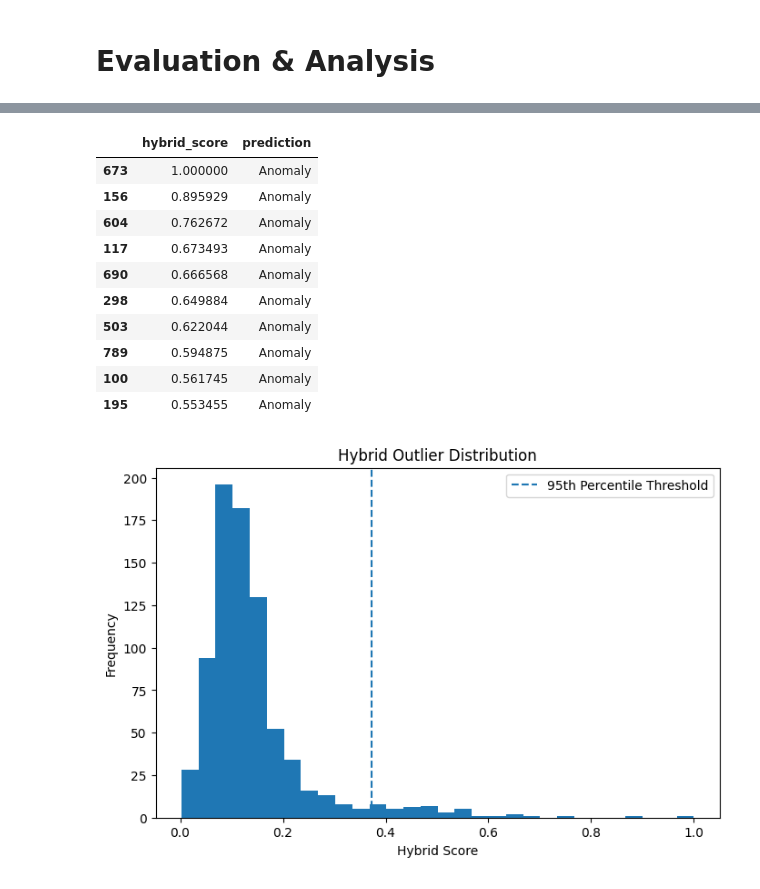
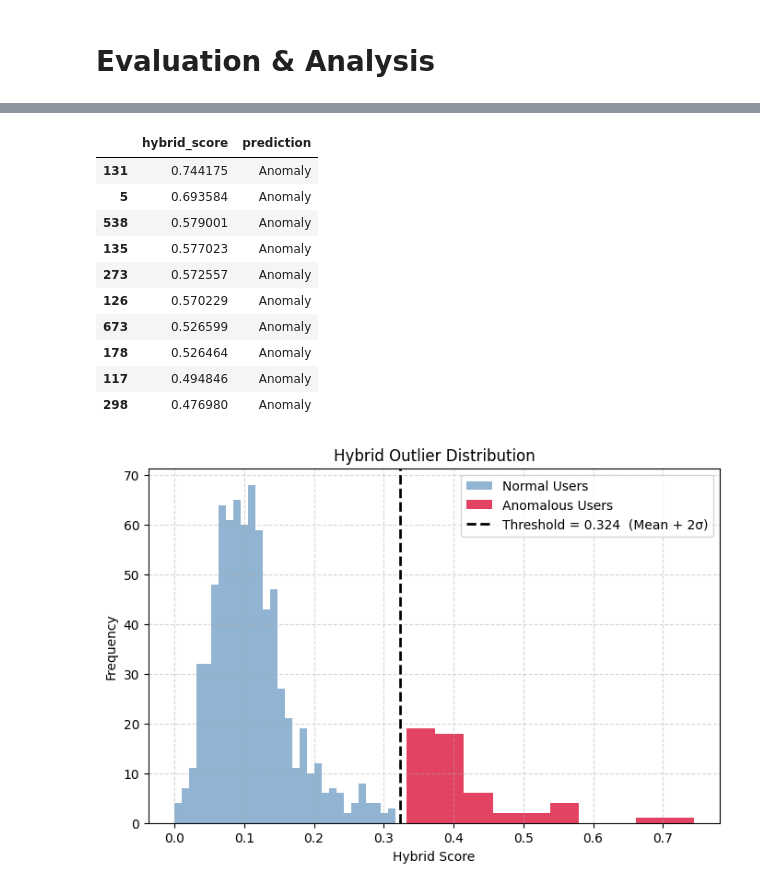
Before and after one commit to BasmahFuad/ML-Final-Project-, a Jupyter notebook: ML_Project.ipynb, the cells around one changed output, grey strips where cells are left out. Saved outputs shown, nothing was run; the diff lists cells and outputs as text; code cells hidden in the pictures.

```diff
--- a/ML_Project.ipynb
+++ b/ML_Project.ipynb
@@ -838,6 +838,7 @@ from sklearn.preprocessing import MinMaxScaler
 import matplotlib.pyplot as plt
 import numpy as np
 import pandas as pd
+
 
 # Prepare test data
 X_test_seq = np.reshape(
@@ -881,8 +882,10 @@ hybrid_score = (
     0.5 * if_score_scaled
 )
 
-# Dynamic anomaly threshold
-threshold = np.percentile(hybrid_score, 95)
+# ==========================================================
+# ADAPTIVE THRESHOLD: Mean + 2 Standard Deviations
+# ==========================================================
+threshold = hybrid_score.mean() + 2 * hybrid_score.std()
 
 hybrid_prediction = np.where(
     hybrid_score > threshold,
@@ -899,6 +902,11 @@ hybrid_results = pd.DataFrame({
 print("=" * 60)
 print("HYBRID EVALUATION RESULTS")
 print("=" * 60)
+print(f"Threshold Method : Mean + 2 Standard Deviations")
+print(f"Threshold Value  : {threshold:.4f}")
+print(f"Mean Score       : {hybrid_score.mean():.4f}")
+print(f"Std Dev          : {hybrid_score.std():.4f}")
+print()
 
 print(hybrid_results["prediction"].value_counts())
 
@@ -912,10 +920,10 @@ normal = (
     hybrid_results["prediction"] == "Normal"
 ).sum()
 
-print(f"Total Test Users: {total_users}")
-print(f"Normal Users: {normal}")
-print(f"Anomalous Users: {anomalies}")
-print(f"Anomaly Rate: {(anomalies/total_users)*100:.2f}%\n")
+print(f"\nTotal Test Users  : {total_users}")
+print(f"Normal Users      : {normal}")
+print(f"Anomalous Users   : {anomalies}")
+print(f"Anomaly Rate      : {(anomalies / total_users) * 100:.2f}%\n")
 
 display(
     hybrid_results.sort_values(
@@ -924,23 +932,39 @@ display(
     ).head(10)
 )
 
-plt.figure(figsize=(8,5))
+# ==========================================================
+# Plot 1: Hybrid Outlier Distribution with Adaptive Threshold
+# ==========================================================
+plt.figure(figsize=(8, 5))
 
 plt.hist(
-    hybrid_score,
-    bins=30
+    hybrid_score[hybrid_prediction == "Normal"],
+    bins=30,
+    alpha=0.6,
+    color="steelblue",
+    label="Normal Users"
+)
+
+plt.hist(
+    hybrid_score[hybrid_prediction == "Anomaly"],
+    bins=10,
+    alpha=0.8,
+    color="crimson",
+    label="Anomalous Users"
 )
 
 plt.axvline(
     threshold,
-    linestyle='--',
-    label='95th Percentile Threshold'
+    color="black",
+    linestyle="--",
+    linewidth=2,
+    label=f"Threshold = {threshold:.3f}  (Mean + 2σ)"
 )
 
 plt.xlabel("Hybrid Score")
 plt.ylabel("Frequency")
 plt.title("Hybrid Outlier Distribution")
 plt.legend()
-
+plt.grid(True, linestyle="--", alpha=0.5)
 plt.show()
 # %% [output]
@@ -960,12 +990,12 @@ Anomaly Rate: 5.00%
 |  | hybrid_score | prediction |
-| 673 | 1.000000 | Anomaly |
-| 156 | 0.895929 | Anomaly |
-| 604 | 0.762672 | Anomaly |
-| 117 | 0.673493 | Anomaly |
-| 690 | 0.666568 | Anomaly |
-| 298 | 0.649884 | Anomaly |
-| 503 | 0.622044 | Anomaly |
-| 789 | 0.594875 | Anomaly |
-| 100 | 0.561745 | Anomaly |
-| 195 | 0.553455 | Anomaly |
+| 131 | 0.744175 | Anomaly |
+| 5 | 0.693584 | Anomaly |
+| 538 | 0.579001 | Anomaly |
+| 135 | 0.577023 | Anomaly |
+| 273 | 0.572557 | Anomaly |
+| 126 | 0.570229 | Anomaly |
+| 673 | 0.526599 | Anomaly |
+| 178 | 0.526464 | Anomaly |
+| 117 | 0.494846 | Anomaly |
+| 298 | 0.476980 | Anomaly |
-[figure, old version]
+[figure, new version]
```
Also changed, not shown: parts of 5 cells of this notebook.
